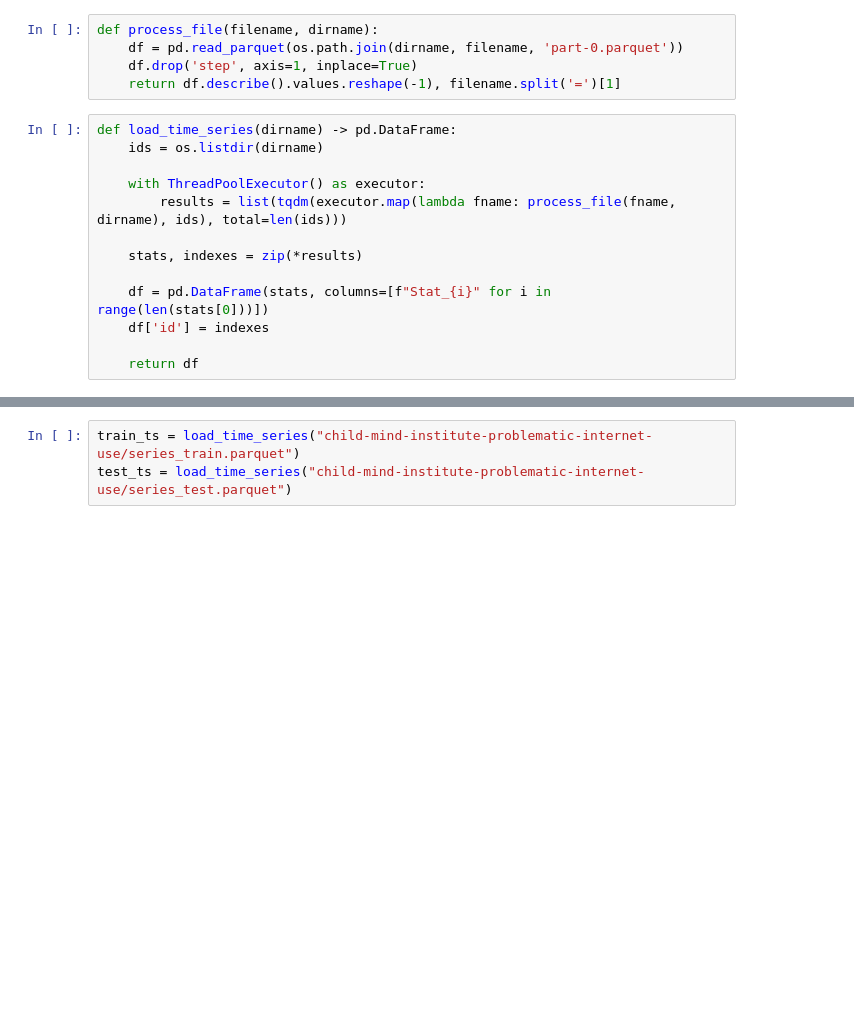
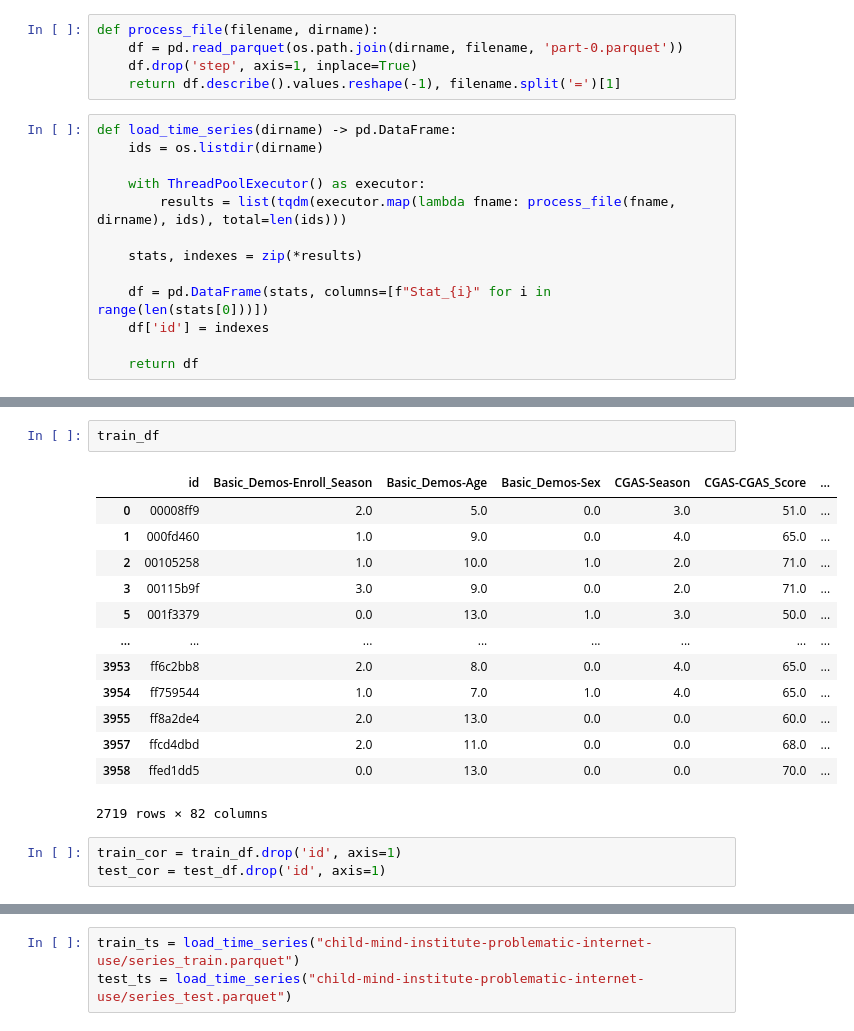
Before and after one commit to phoneTWS1/DM_FinalProject, a Jupyter notebook: preprocessing.ipynb, the cells around one changed output, grey strips where cells are left out. Saved outputs shown, nothing was run; the diff lists cells and outputs as text; blank space fills up the shorter version.

```diff
--- a/preprocessing.ipynb
+++ b/preprocessing.ipynb
@@ -30,0 +96,19 @@ def load_time_series(dirname) -> pd.DataFrame:
+# %%
+train_df
+# %% [output]
+|  | id | Basic_Demos-Enroll_Season | Basic_Demos-Age | Basic_Demos-Sex | CGAS-Season | CGAS-CGAS_Score | ... |
+| 0 | 00008ff9 | 2.0 | 5.0 | 0.0 | 3.0 | 51.0 | ... |
+| 1 | 000fd460 | 1.0 | 9.0 | 0.0 | 4.0 | 65.0 | ... |
+| 2 | 00105258 | 1.0 | 10.0 | 1.0 | 2.0 | 71.0 | ... |
+| 3 | 00115b9f | 3.0 | 9.0 | 0.0 | 2.0 | 71.0 | ... |
+| 5 | 001f3379 | 0.0 | 13.0 | 1.0 | 3.0 | 50.0 | ... |
+| ... | ... | ... | ... | ... | ... | ... | ... |
+| 3953 | ff6c2bb8 | 2.0 | 8.0 | 0.0 | 4.0 | 65.0 | ... |
+| 3954 | ff759544 | 1.0 | 7.0 | 1.0 | 4.0 | 65.0 | ... |
+| 3955 | ff8a2de4 | 2.0 | 13.0 | 0.0 | 0.0 | 60.0 | ... |
+| 3957 | ffcd4dbd | 2.0 | 11.0 | 0.0 | 0.0 | 68.0 | ... |
+| 3958 | ffed1dd5 | 0.0 | 13.0 | 0.0 | 0.0 | 70.0 | ... |
+2719 rows × 82 columns
+# %%
+train_cor = train_df.drop('id', axis=1)
+test_cor = test_df.drop('id', axis=1)
```
Also changed, not shown: parts of 25 cells of this notebook, 4 other files.
